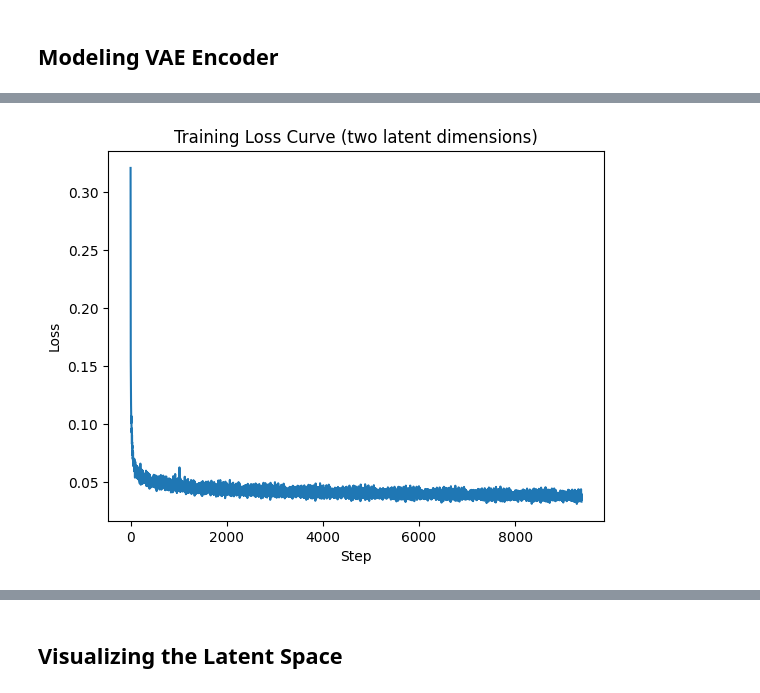
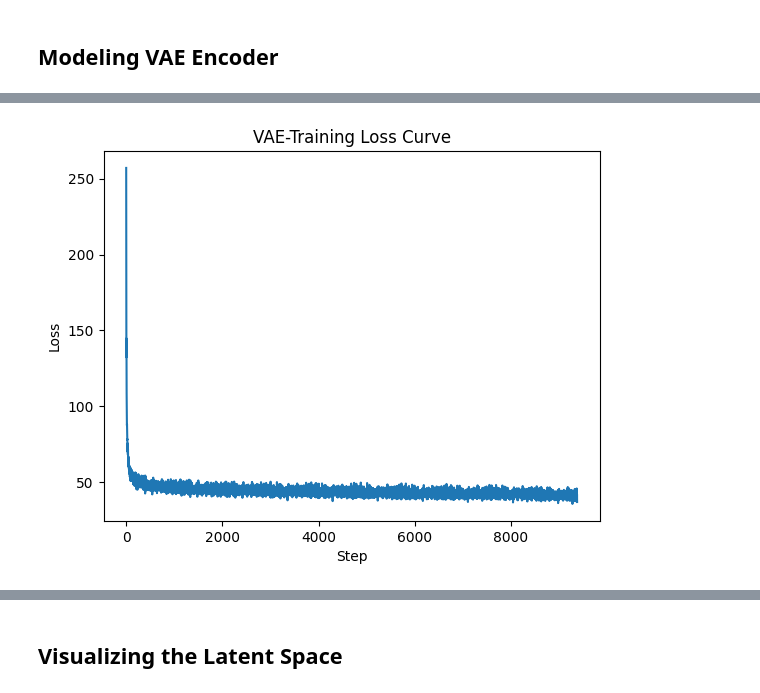
Before and after one commit to rahiakela/genai-research-and-practice, a Jupyter notebook: hands-on-generative-ai-with-transformers-and-diffusion-models/02_variational_auto_encoder.ipynb, the cells around one changed output, grey strips where cells are left out. Cells and saved outputs as stored; diff of their text form; code cells hidden in the pictures.

```diff
--- a/hands-on-generative-ai-with-transformers-and-diffusion-models/02_variational_auto_encoder.ipynb
+++ b/hands-on-generative-ai-with-transformers-and-diffusion-models/02_variational_auto_encoder.ipynb
@@ -201,6 +206,8 @@ def vae_loss(batch, reconstructed, mu, logvar):
 
   return (total_loss, reconstruction_loss, kl_divergence_loss)
 # %%
+device = get_device()
+
 def train_vae(model, num_epochs=10, lr=1e-4):
   model = model.to(device)
   losses = {
@@ -267,9 +258,9 @@ plt.legend();
 # %%
-# Let’s now plot the loss components while training a VAE
-plt.plot(losses)
+# Let’s plot the loss components separately to see how they evolve during training
+plt.plot(losses["loss"])
 plt.xlabel("Step")
 plt.ylabel("Loss")
-plt.title("Training Loss Curve (two latent dimensions)")
+plt.title("VAE-Training Loss Curve")
 plt.show()
 # %% [output]
-[figure, old version]
+[figure, new version]
```
Also changed, not shown: parts of 8 cells of this notebook.
